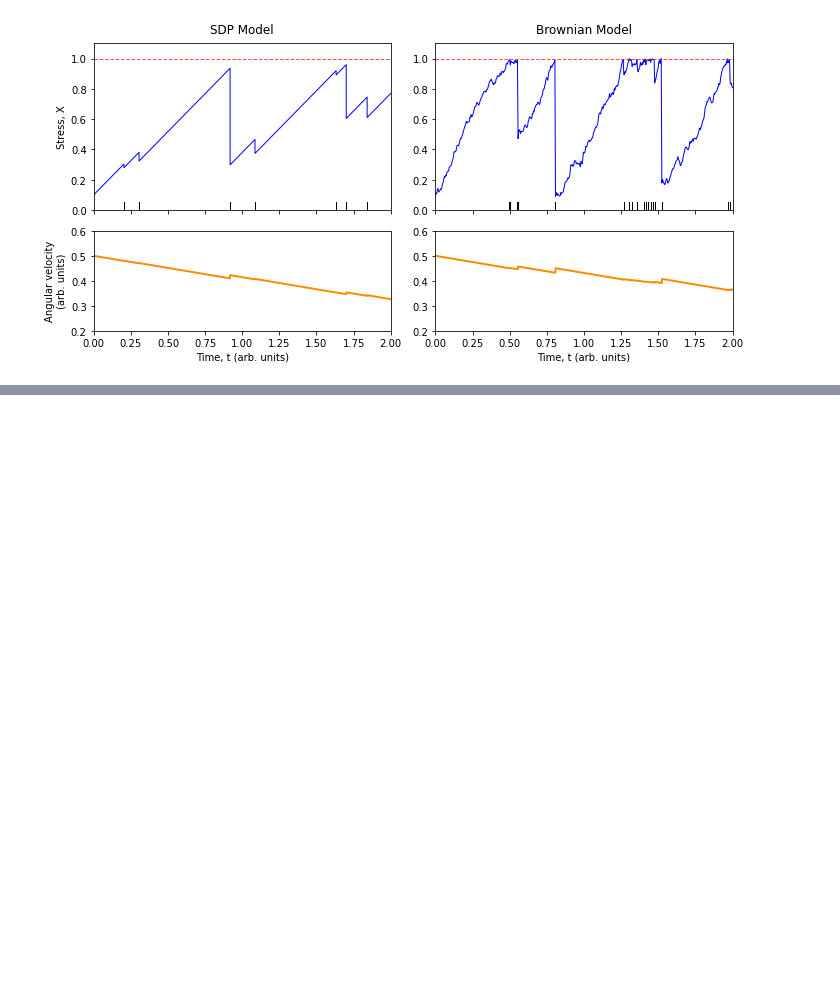
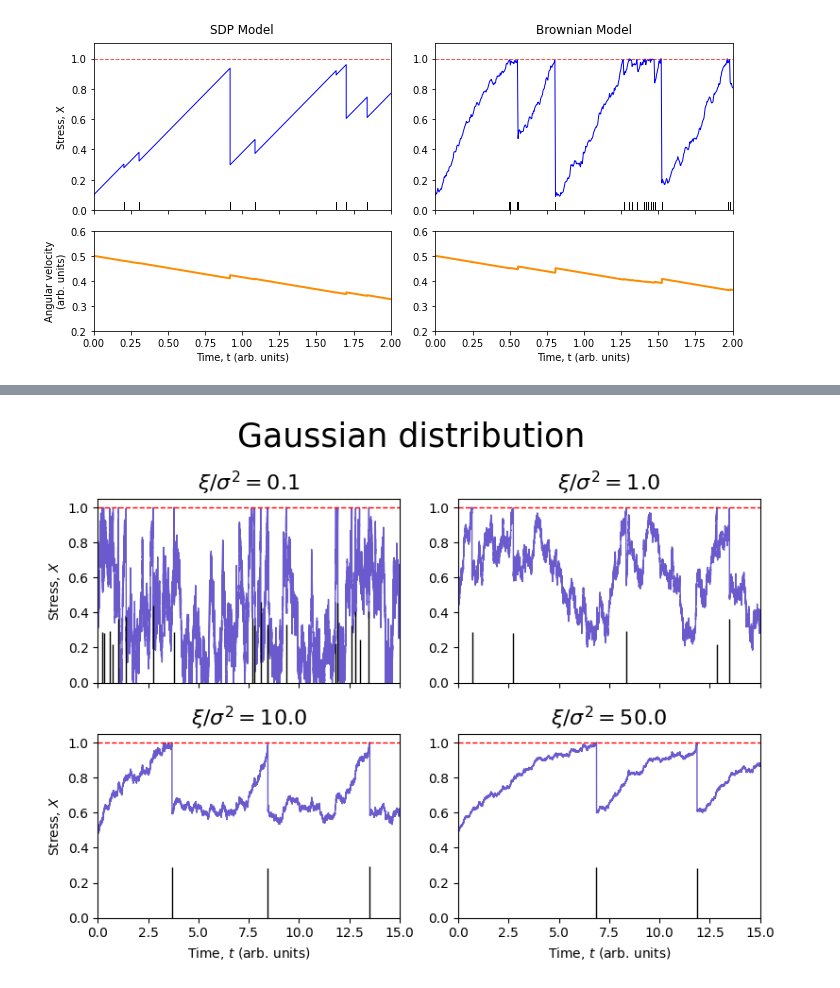
Before and after one commit to Spina02/pulsar-glitches, a Jupyter notebook: src/main.ipynb, the cells around one changed output, grey strips where cells are left out. Drawn from its saved outputs; the diff is of its cells as text; code cells hidden in the pictures; blank space fills up the shorter version.

```diff
--- a/src/main.ipynb
+++ b/src/main.ipynb
@@ -303,0 +390,31 @@ plot_sdp_vs_brownian(T=2, N=500, seed = seed)
+# %%
+from plot import plot_glitch_panels
+from brownian_model import BrownianGlitchModel
+import numpy as np
+
+# Define a list of model parameters for different mu values
+mu_list = [0.1, 1.0, 10.0, 50.0]
+xi_val = 0.07
+model_params_list = []
+panel_titles = []
+
+for mu in mu_list:
+    sigma = np.sqrt(xi_val / mu)
+    params = {
+        'xi': xi_val,
+        'sigma': sigma,
+        'Xc': 1.0,
+        'dist_type': 'gaussian',
+        'dist_params': {'mean': 0.5, 'std': 0.125}
+    }
+    model_params_list.append(params)
+    panel_titles.append(f'$\\xi/\\sigma^2 = {mu:.1f}$')
+
+plot_glitch_panels(model_class=BrownianGlitchModel,
+                   model_params_list=model_params_list,
+                   x0=0.5, T=15, N=200_000,
+                   main_title='Gaussian distribution',
+                   panel_titles=panel_titles,
+                   seed=5)
+# %% [output]
+[figure, added]
```
Also changed, not shown: parts of 27 cells of this notebook, 44 other files.
